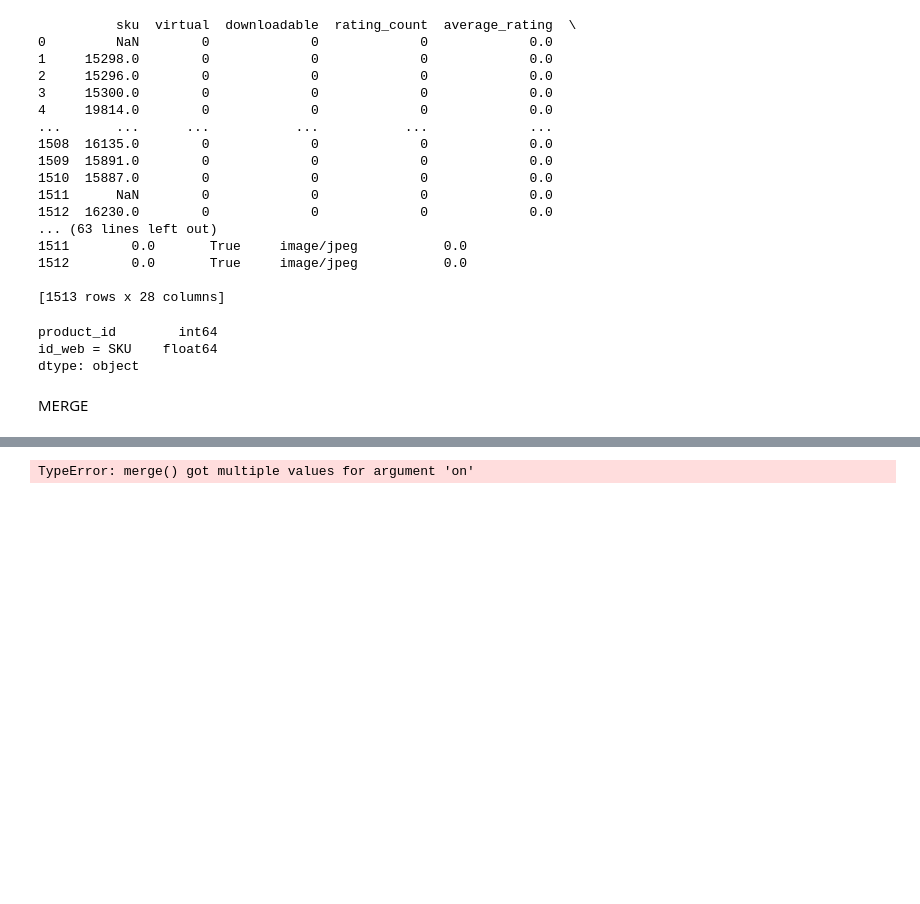
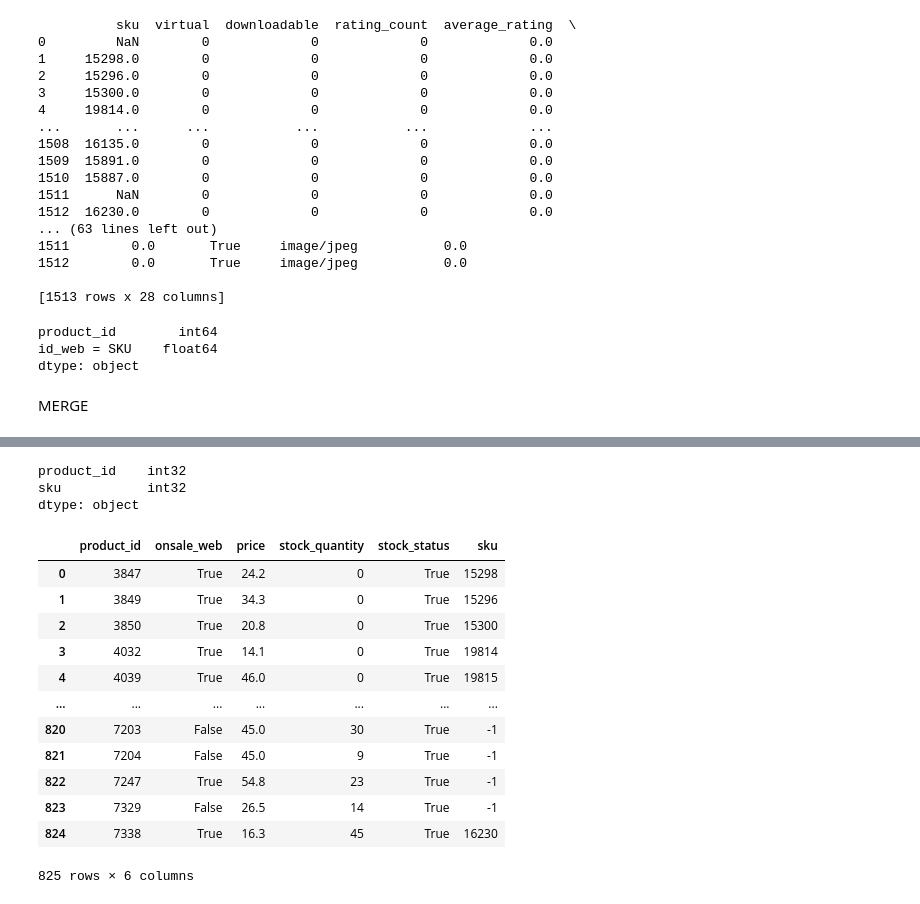
Before and after one commit to Idolrice/projet_6_OC, a Jupyter notebook: notebooks/projet6_V2.ipynb, the cells around one changed output, grey strips where cells are left out. Drawn from its saved outputs; the diff is of its cells as text; code cells hidden in the pictures; blank space fills up the shorter version.

```diff
--- a/notebooks/projet6_V2.ipynb
+++ b/notebooks/projet6_V2.ipynb
@@ -761,5 +806,23 @@ MERGE
+# %%
+liaison.dtypes
+# %% [output]
+product_id    int32
+sku           int32
+dtype: object
 # %%
-allin = pd.merge(erp, web, liaison, carat_vin, on='product_id', how='outer')
-display(allin)
+merged_erp_liaison = pd.merge(erp, liaison, on='product_id', how='outer')
+display(merged_erp_liaison)
 # %% [output]
+|  | product_id | onsale_web | price | stock_quantity | stock_status | sku |
+| 0 | 3847 | True | 24.2 | 0 | True | 15298 |
+| 1 | 3849 | True | 34.3 | 0 | True | 15296 |
+| 2 | 3850 | True | 20.8 | 0 | True | 15300 |
+| 3 | 4032 | True | 14.1 | 0 | True | 19814 |
+| 4 | 4039 | True | 46.0 | 0 | True | 19815 |
+| ... | ... | ... | ... | ... | ... | ... |
+| 820 | 7203 | False | 45.0 | 30 | True | -1 |
+| 821 | 7204 | False | 45.0 | 9 | True | -1 |
+| 822 | 7247 | True | 54.8 | 23 | True | -1 |
+| 823 | 7329 | False | 26.5 | 14 | True | -1 |
+| 824 | 7338 | True | 16.3 | 45 | True | 16230 |
-TypeError: merge() got multiple values for argument 'on'
+825 rows × 6 columns
```
Also changed, not shown: parts of 17 cells of this notebook.
